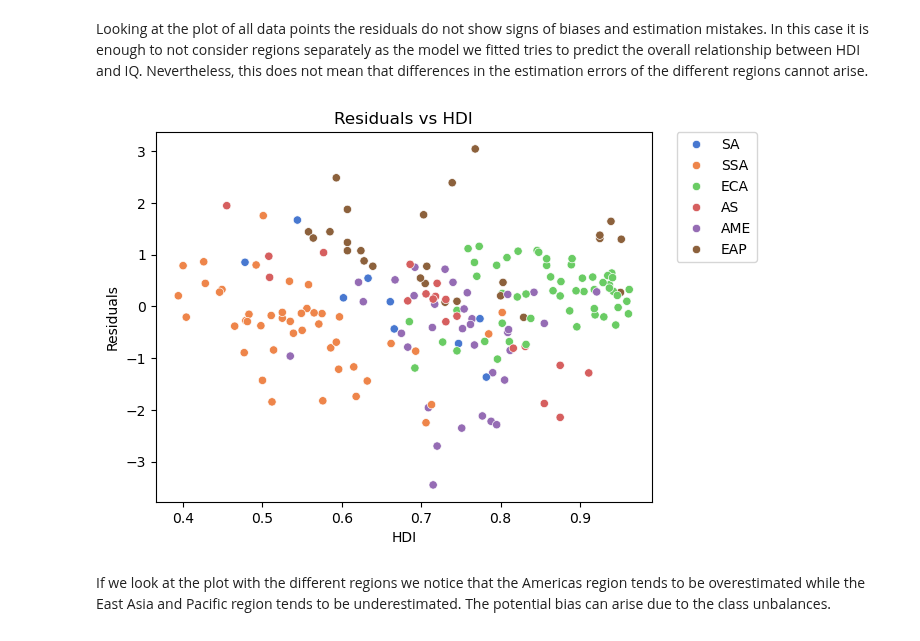
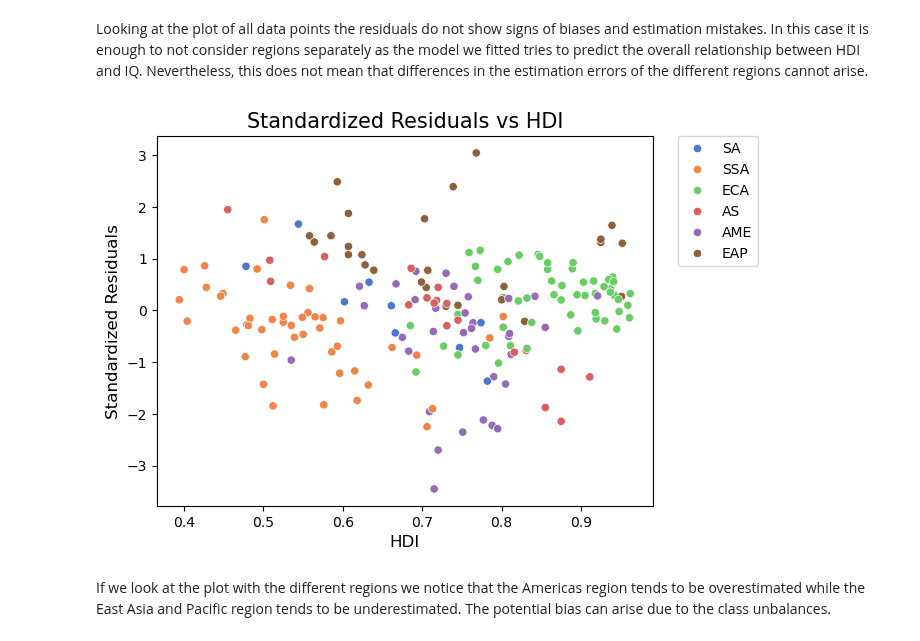
Before and after one commit to jakthehut/HDI-IQ-Analysis, a Jupyter notebook: hdi_iq_analysis_final.ipynb, the cells around one changed output. Drawn from its saved outputs; the diff is of its cells as text; code cells hidden in the pictures.

Commit message:
changed residuals vs HDI to Standardized Residuals vs HDI

```diff
--- a/hdi_iq_analysis_final.ipynb
+++ b/hdi_iq_analysis_final.ipynb
@@ -1366,13 +1366,13 @@ print('%.2f%% of the standardized residuals are within 2 standard deviations.' %
 Looking at the plot of all data points the residuals do not show signs of biases and estimation mistakes. In this case it is enough to not consider regions separately as the model we fitted tries to predict the overall relationship between HDI and IQ. Nevertheless, this does not mean that differences in the estimation errors of the different regions cannot arise.
 # %%
 sns.scatterplot(data=merged_df, x='HDI', y=st_residuals, hue='Region', palette=color_dict) # change it up to color_dict_new to blur out the other regions
-plt.title('Residuals vs HDI')
-plt.xlabel('HDI')
-plt.ylabel('Residuals')
+plt.title('Standardized Residuals vs HDI', fontsize=15)
+plt.xlabel('HDI', fontsize=12)
+plt.ylabel('Standardized Residuals', fontsize=12)
 plt.legend(bbox_to_anchor=(1.05, 1), loc='upper left', borderaxespad=0.)
 plt.show()
 # %% [output]
-[figure, old version]
+[figure, new version]
 # %% [markdown]
 If we look at the plot with the different regions we notice that the Americas region tends to be overestimated while the East Asia and Pacific region tends to be underestimated. The potential bias can arise due to the class unbalances.
 # %%
```
Also changed, not shown: parts of 4 cells of this notebook.
